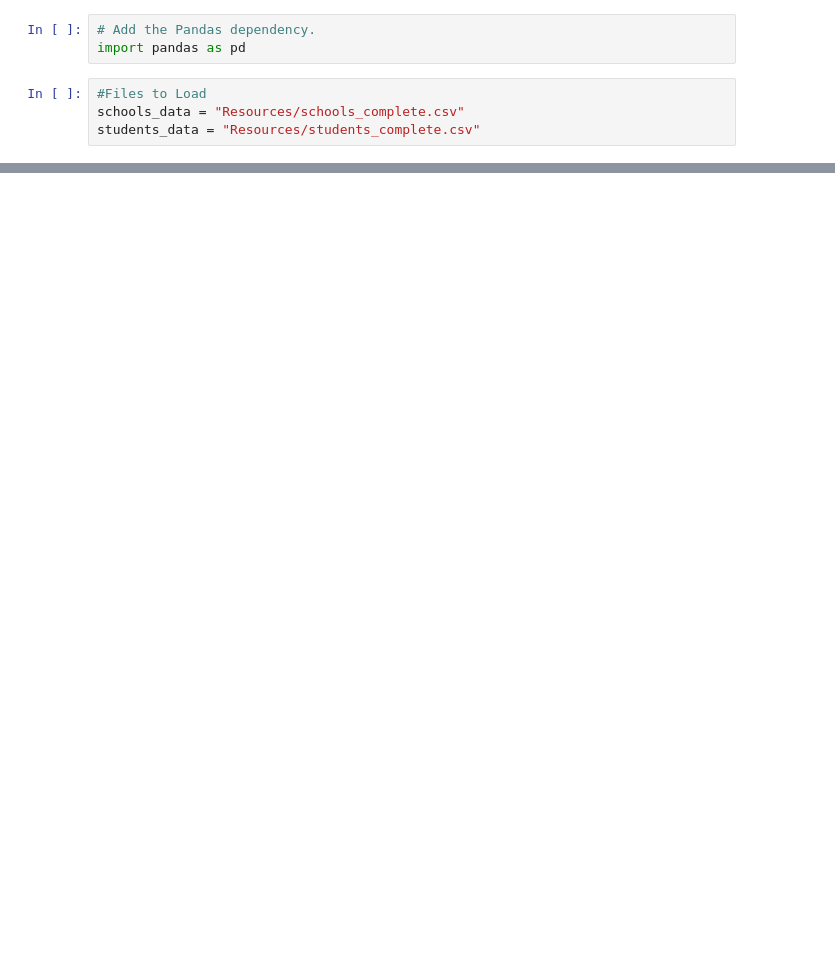
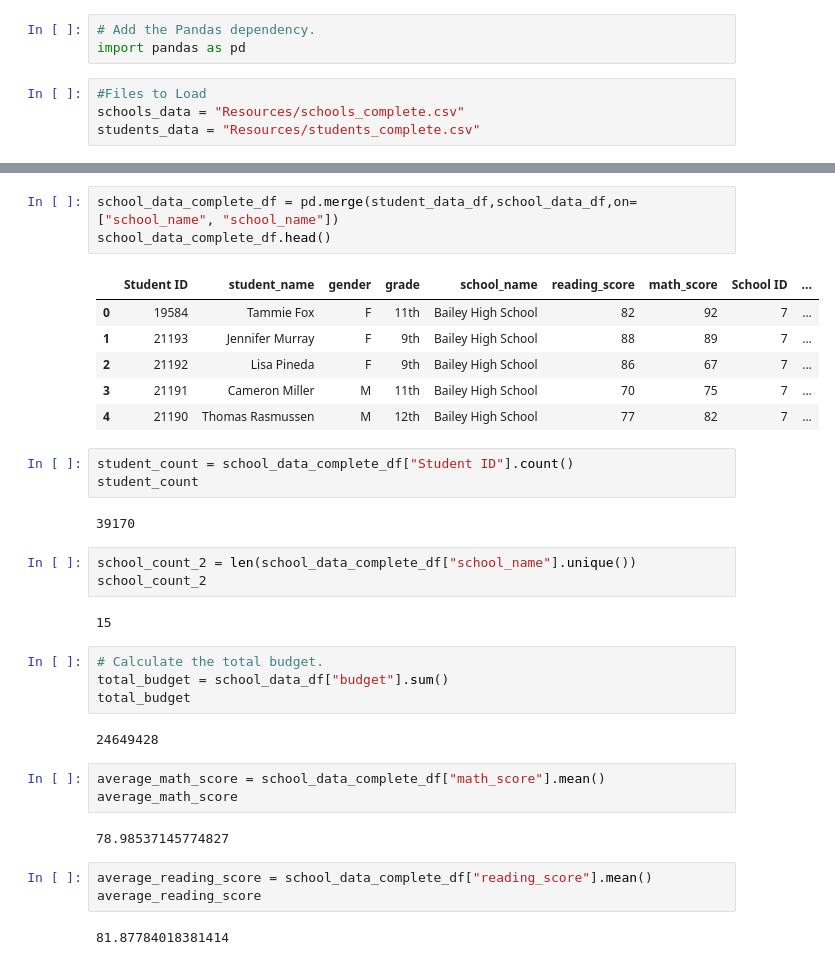
Before and after one commit to wanis1/School_District_Analysis, a Jupyter notebook: PyCitySchools.ipynb, the cells around one changed output, grey strips where cells are left out. Drawn from its saved outputs; the diff is of its cells as text; blank space fills up the shorter version.

```diff
--- a/PyCitySchools.ipynb
+++ b/PyCitySchools.ipynb
@@ -25,0 +65,36 @@ students_data_df = pd.read_csv(students_data)
+# %%
+school_data_complete_df = pd.merge(student_data_df,school_data_df,on=["school_name", "school_name"])
+school_data_complete_df.head()
+# %% [output]
+|  | Student ID | student_name | gender | grade | school_name | reading_score | math_score | School ID | ... |
+| 0 | 19584 | Tammie Fox | F | 11th | Bailey High School | 82 | 92 | 7 | ... |
+| 1 | 21193 | Jennifer Murray | F | 9th | Bailey High School | 88 | 89 | 7 | ... |
+| 2 | 21192 | Lisa Pineda | F | 9th | Bailey High School | 86 | 67 | 7 | ... |
+| 3 | 21191 | Cameron Miller | M | 11th | Bailey High School | 70 | 75 | 7 | ... |
+| 4 | 21190 | Thomas Rasmussen | M | 12th | Bailey High School | 77 | 82 | 7 | ... |
+# %%
+student_count = school_data_complete_df["Student ID"].count()
+student_count
+# %% [output]
+39170
+# %%
+school_count_2 = len(school_data_complete_df["school_name"].unique())
+school_count_2
+# %% [output]
+15
+# %%
+# Calculate the total budget.
+total_budget = school_data_df["budget"].sum()
+total_budget
+# %% [output]
+24649428
+# %%
+average_math_score = school_data_complete_df["math_score"].mean()
+average_math_score
+# %% [output]
+78.98537145774827
+# %%
+average_reading_score = school_data_complete_df["reading_score"].mean()
+average_reading_score
+# %% [output]
+81.87784018381414
```
Also changed, not shown: parts of 32 cells of this notebook.
